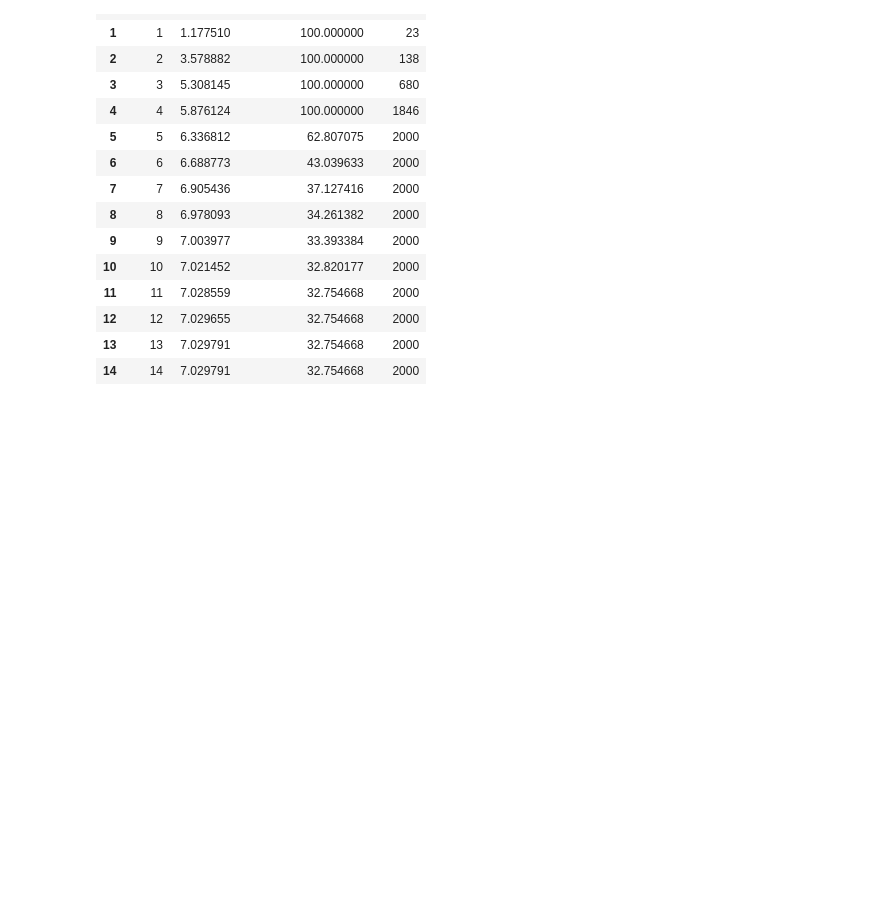
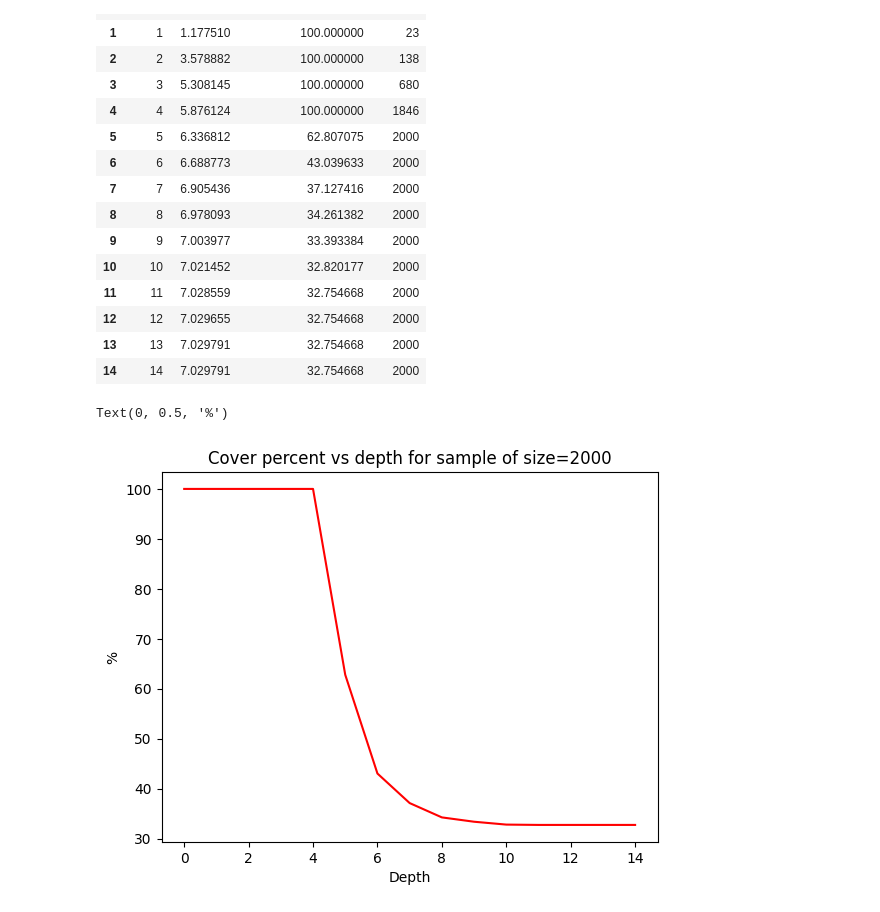
Before and after one commit to DgoMndez/DL-patogen-colab-DIIC, a Jupyter notebook: src/analysis/hpo-tree.ipynb, the cells around one changed output. Saved outputs shown, nothing was run; the diff lists cells and outputs as text; code cells hidden in the pictures; blank space fills up the shorter version.

```diff
--- a/src/analysis/hpo-tree.ipynb
+++ b/src/analysis/hpo-tree.ipynb
@@ -550,3 +551,12 @@ display(dfDepth[columns])
 | 12 | 12 | 7.029655 | 32.754668 | 2000 |
 | 13 | 13 | 7.029791 | 32.754668 | 2000 |
 | 14 | 14 | 7.029791 | 32.754668 | 2000 |
+# %%
+# Plot del sampleCoverPercent vs. depth
+plt.plot(dfDepth['depth'], dfDepth['sampleCoverPercent'], 'r')
+plt.title('Cover percent vs depth for sample of size=2000')
+plt.xlabel('Depth')
+plt.ylabel('%')
+# %% [output]
+Text(0, 0.5, '%')
+[figure, added]
```
Also changed, not shown: parts of 3 cells of this notebook, 2 other files.
